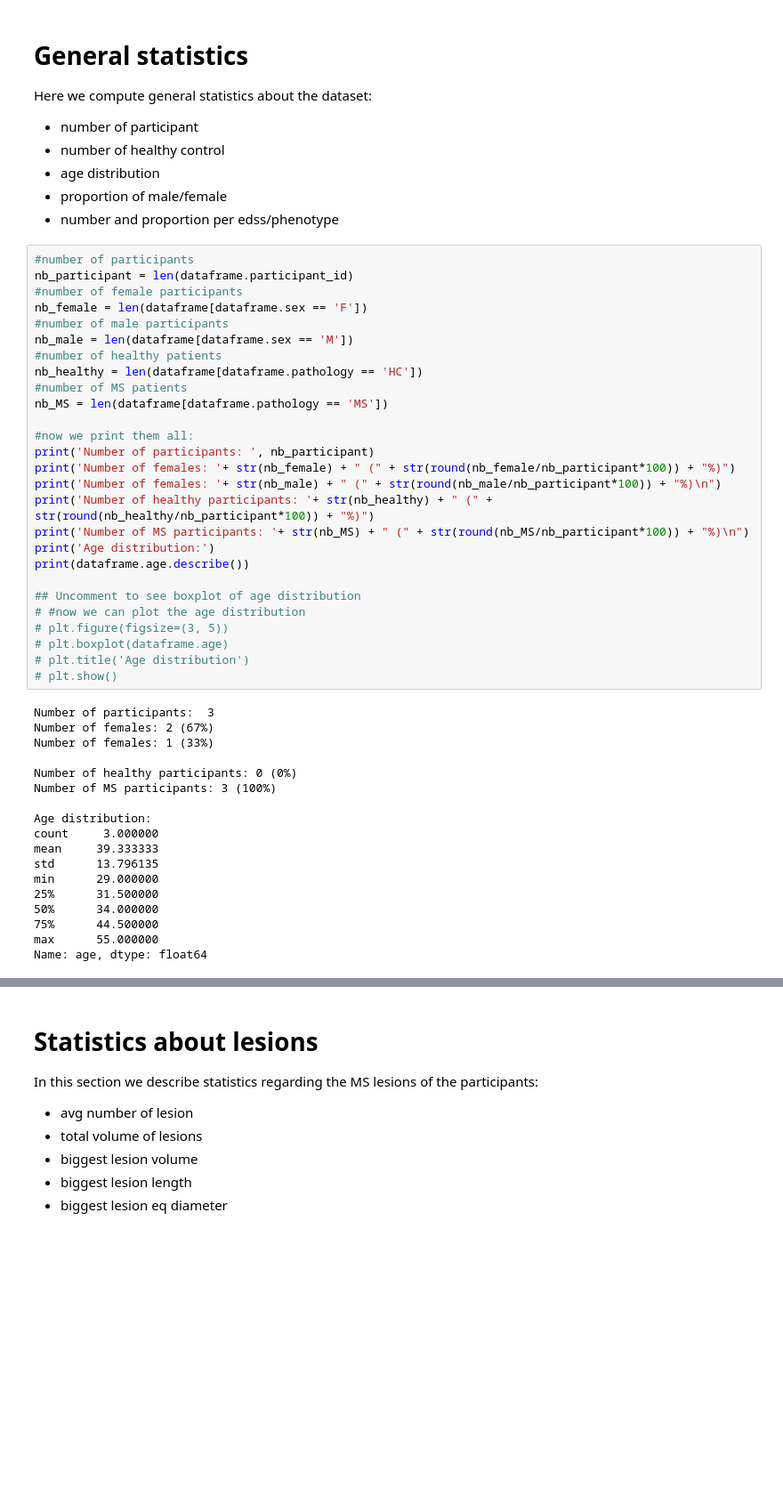
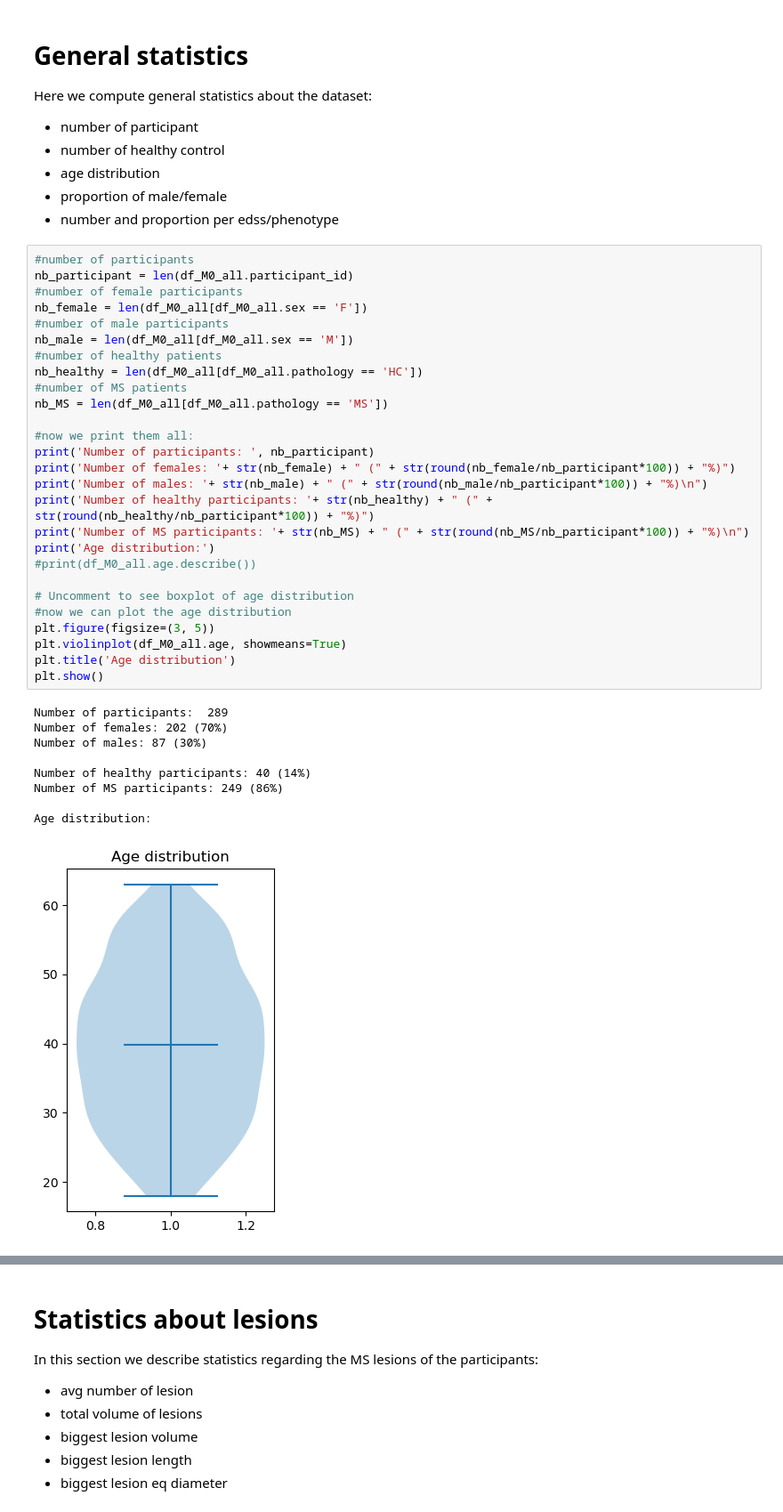
Before and after one commit to ivadomed/canproco, a Jupyter notebook: dataset_analysis/dataframe_analysis.ipynb, the cells around one changed output, grey strips where cells are left out. Shown at 89% size. Cells and saved outputs as stored; diff of their text form; blank space fills up the shorter version.

```diff
--- a/dataset_analysis/dataframe_analysis.ipynb
+++ b/dataset_analysis/dataframe_analysis.ipynb
@@ -50,46 +50,38 @@ Here we compute general statistics about the dataset:
 - number and proportion per edss/phenotype
 # %%
 #number of participants
-nb_participant = len(dataframe.participant_id)
+nb_participant = len(df_M0_all.participant_id)
 #number of female participants
-nb_female = len(dataframe[dataframe.sex == 'F'])
+nb_female = len(df_M0_all[df_M0_all.sex == 'F'])
 #number of male participants
-nb_male = len(dataframe[dataframe.sex == 'M'])
+nb_male = len(df_M0_all[df_M0_all.sex == 'M'])
 #number of healthy patients
-nb_healthy = len(dataframe[dataframe.pathology == 'HC'])
+nb_healthy = len(df_M0_all[df_M0_all.pathology == 'HC'])
 #number of MS patients
-nb_MS = len(dataframe[dataframe.pathology == 'MS'])
+nb_MS = len(df_M0_all[df_M0_all.pathology == 'MS'])
 
 #now we print them all:
 print('Number of participants: ', nb_participant)
 print('Number of females: '+ str(nb_female) + " (" + str(round(nb_female/nb_participant*100)) + "%)")
-print('Number of females: '+ str(nb_male) + " (" + str(round(nb_male/nb_participant*100)) + "%)\n")
+print('Number of males: '+ str(nb_male) + " (" + str(round(nb_male/nb_participant*100)) + "%)\n")
 print('Number of healthy participants: '+ str(nb_healthy) + " (" + str(round(nb_healthy/nb_participant*100)) + "%)")
 print('Number of MS participants: '+ str(nb_MS) + " (" + str(round(nb_MS/nb_participant*100)) + "%)\n")
 print('Age distribution:')
-print(dataframe.age.describe())
+#print(df_M0_all.age.describe())
 
-## Uncomment to see boxplot of age distribution
-# #now we can plot the age distribution
-# plt.figure(figsize=(3, 5))
-# plt.boxplot(dataframe.age)
-# plt.title('Age distribution')
-# plt.show()
+# Uncomment to see boxplot of age distribution
+#now we can plot the age distribution
+plt.figure(figsize=(3, 5))
+plt.violinplot(df_M0_all.age, showmeans=True)
+plt.title('Age distribution')
+plt.show()
 # %% [output]
-Number of participants:  3
-Number of females: 2 (67%)
-Number of females: 1 (33%)
+Number of participants:  289
+Number of females: 202 (70%)
+Number of males: 87 (30%)
 
-Number of healthy participants: 0 (0%)
-Number of MS participants: 3 (100%)
+Number of healthy participants: 40 (14%)
+Number of MS participants: 249 (86%)
 
 Age distribution:
-count     3.000000
-mean     39.333333
-std      13.796135
-min      29.000000
-25%      31.500000
-50%      34.000000
-75%      44.500000
-max      55.000000
-Name: age, dtype: float64
+[figure, added]
```
Also changed, not shown: parts of 22 cells of this notebook.
